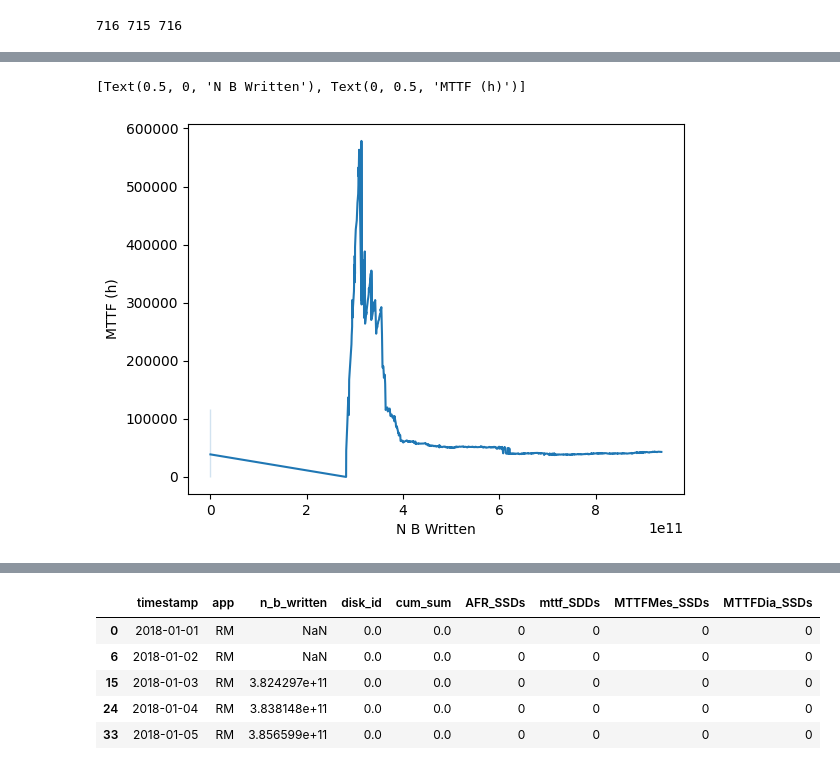
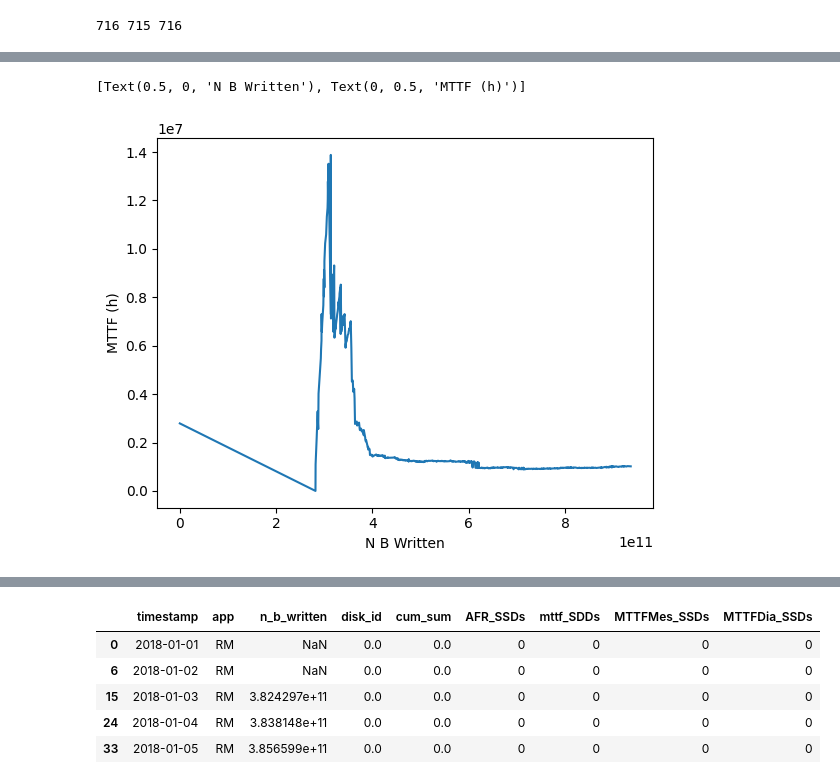
Before and after one commit to EricBorba/StorageFailurePredictor, a Jupyter notebook: WriteAnalB2Model.ipynb, the cells around one changed output, grey strips where cells are left out. Drawn from its saved outputs; the diff is of its cells as text; code cells hidden in the pictures.

```diff
--- a/WriteAnalB2Model.ipynb
+++ b/WriteAnalB2Model.ipynb
@@ -708,5 +743,5 @@ resultWriteFailureRM.tail(50)
 # %%
-#dynamic mttf - None
+#dynamic mttf - app(None)
 
 #resultWriteFailureNone["AFR"] = ((resultWriteFailureNone["cum_sum"])*((resultWriteFailureNone["timestamp"]-resultWriteFailureNone["timestamp"].iloc[0]).days))/(resultWriteFailureNone.size)
 
@@ -725,7 +760,7 @@ for i in range(0, len(resultWriteFailureNone)):
     numberFailedSSDs = resultWriteFailureNone.iloc[i].cum_sum
     if numberFailedSSDs != 0:
         temp = ((resultWriteFailureNone.timestamp.iloc[i] - resultWriteFailureNone.timestamp.iloc[1]).days)/30
-        AFR_SSDs = ((numberFailedSSDs)*(12/temp))/(15015)
+        AFR_SSDs = ((numberFailedSSDs/(15015-resultWriteFailureNone.cum_sum.iloc[i-1]))*(12/temp))
         MTTF_SSDs = (hours_per_year)/(AFR_SSDs)
         MTTFMes_SSDs = (12)/(AFR_SSDs)
         MTTFDia_SSDs = (365)/(AFR_SSDs)
@@ -758,7 +832,7 @@ resultWriteFailureNone.fillna(0, inplace=True)
 # %%
-graph = sns.lineplot(x = "n_b_written", y = 'MTTFDia_SSDs', palette = 'deep', data = resultWriteFailureNone)
+graph = sns.lineplot(x = "n_b_written", y = 'mttf_SDDs', palette = 'deep', data = resultWriteFailureNone)
 graph.set(xlabel ="N B Written", ylabel = "MTTF (h)")
 #plt.setp(graph.get_xticklabels(), rotation=45)
 # %% [output]
 [Text(0.5, 0, 'N B Written'), Text(0, 0.5, 'MTTF (h)')]
-[figure, old version]
+[figure, new version]
```
Also changed, not shown: parts of 15 cells of this notebook.
